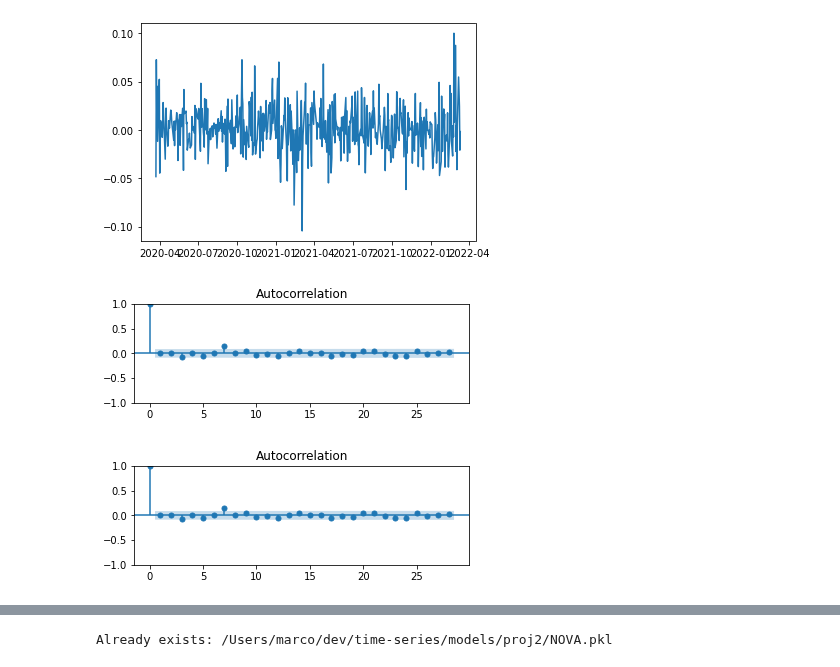
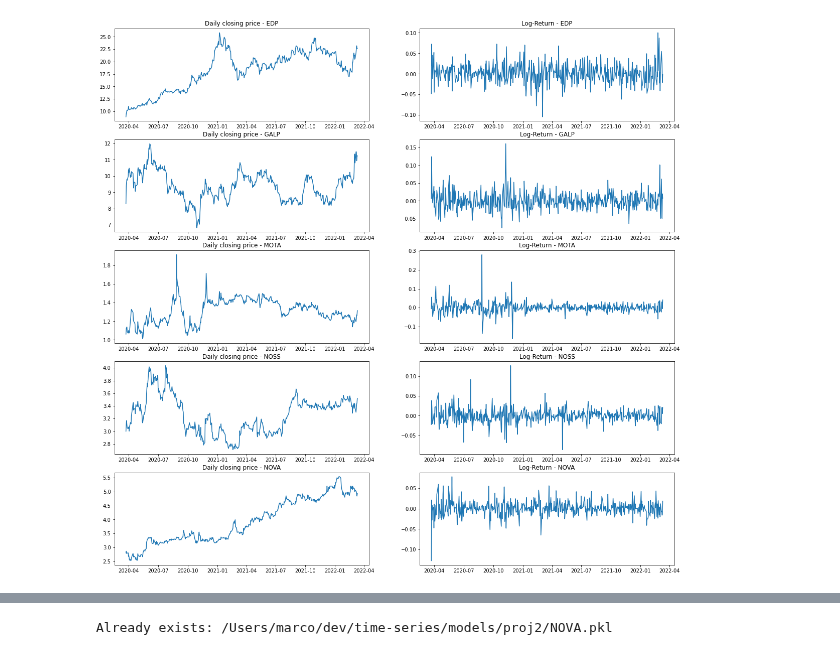
Before and after one commit to marcoHoev/time-series, a Jupyter notebook: project2/project2.ipynb, the cells around one changed output, grey strips where cells are left out. Drawn from its saved outputs; the diff is of its cells as text; code cells hidden in the pictures.

```diff
--- a/project2/project2.ipynb
+++ b/project2/project2.ipynb
@@ -58,10 +51,17 @@ plt.show()
-# %%
-plt.plot(edp['Log-Return'])
-plt.show()
-# %% [output]
-[figure, removed]
-# %%
-plot_acf(edp['Log-Return'], ax=plt.subplot(2, 1, 1))
-# %% [output]
-[figure, removed]
-[figure, removed]
+# %%
+#plt.plot(edp['Log-Return'])
+#plt.show()
+
+#fig = plt.figure(figsize=(10,10))
+plt.figure(figsize=(20,40))
+for idx, stock in enumerate(stock_list):
+    plt.subplot(10, 2, 2*idx+1)
+    plt.plot(stock.Close)
+    plt.gca().set_title(f'Daily closing price - {stock.name}')
+    plt.subplot(10, 2, 2*idx+2)
+    plt.plot(stock['Log-Return'])
+    plt.gca().set_title(f'Log-Return - {stock.name}')
+
+plt.show()
+# %% [output]
+[figure, added]
```
Also changed, not shown: parts of 3 cells of this notebook, 13 other files.
